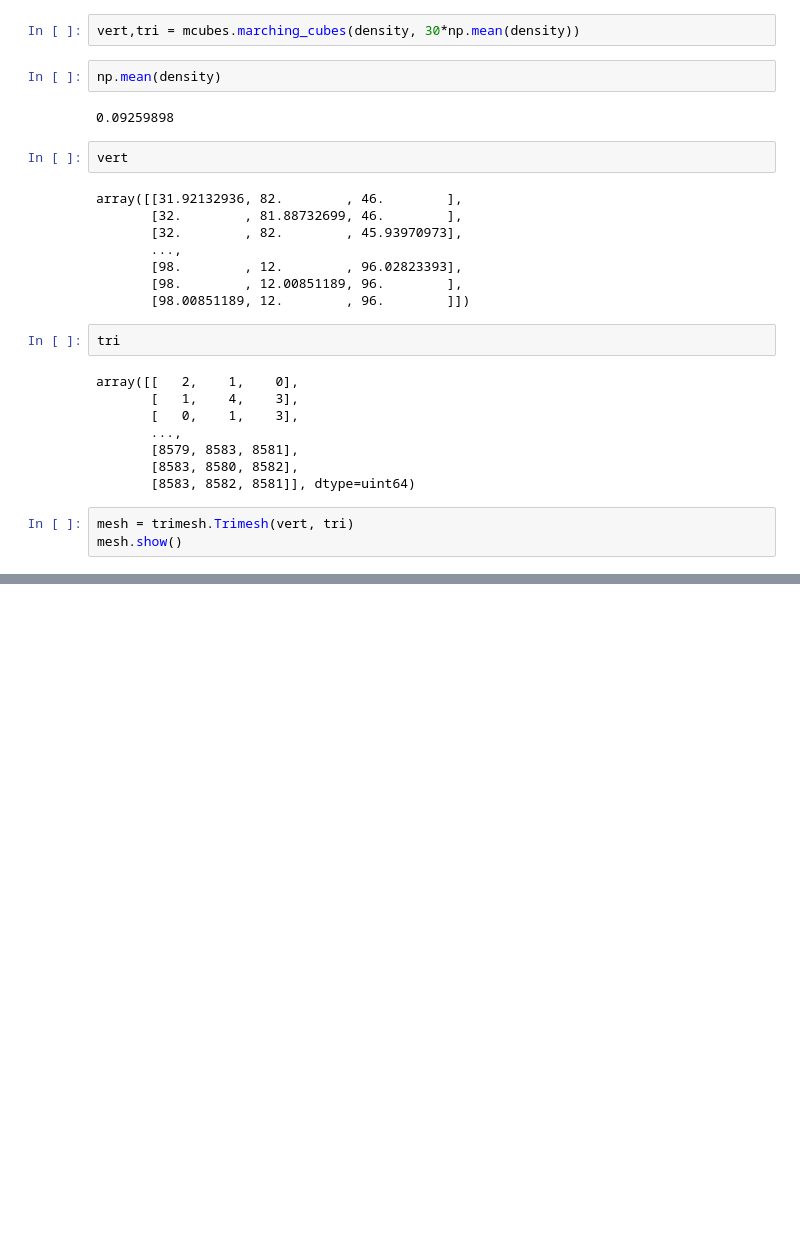
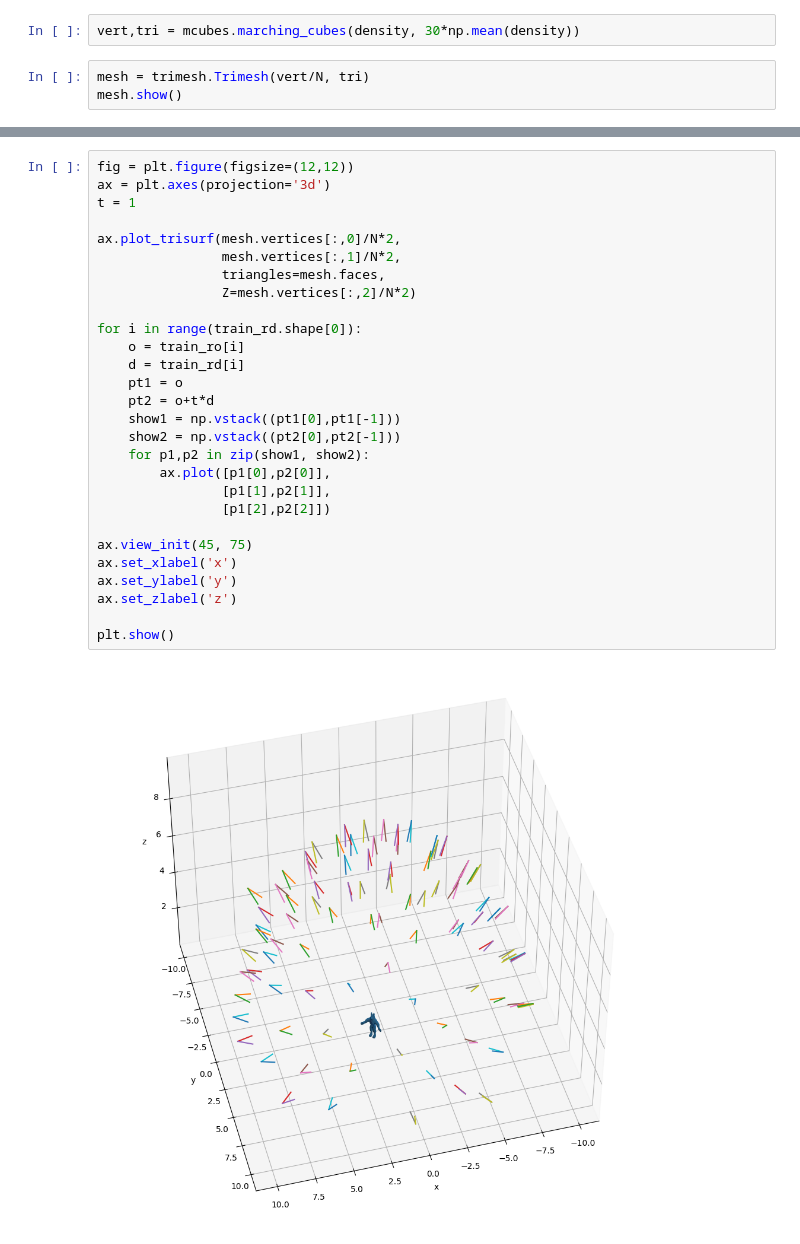
Before and after one commit to zcemycl/mlreading-hub, a Jupyter notebook: notes/cv/nerf/part5-reconstruction.ipynb, the cells around one changed output, grey strips where cells are left out. Drawn from its saved outputs; the diff is of its cells as text; blank space fills up the shorter version.

Commit message:
add visualisation

```diff
--- a/notes/cv/nerf/part5-reconstruction.ipynb
+++ b/notes/cv/nerf/part5-reconstruction.ipynb
@@ -318,32 +318,38 @@ with torch.no_grad():
 density = density.cpu().numpy().reshape(N,N,N)
 # %%
 vert,tri = mcubes.marching_cubes(density, 30*np.mean(density))
-# %%
-np.mean(density)
-# %% [output]
-0.09259898
-# %%
-vert
-# %% [output]
-array([[31.92132936, 82.        , 46.        ],
-       [32.        , 81.88732699, 46.        ],
-       [32.        , 82.        , 45.93970973],
-       ...,
-       [98.        , 12.        , 96.02823393],
-       [98.        , 12.00851189, 96.        ],
-       [98.00851189, 12.        , 96.        ]])
-# %%
-tri
-# %% [output]
-array([[   2,    1,    0],
-       [   1,    4,    3],
-       [   0,    1,    3],
-       ...,
-       [8579, 8583, 8581],
-       [8583, 8580, 8582],
-       [8583, 8582, 8581]], dtype=uint64)
 # %%
-mesh = trimesh.Trimesh(vert, tri)
+mesh = trimesh.Trimesh(vert/N, tri)
 mesh.show()
 # %% [output]
 [interactive output not drawn]
+# %%
+fig = plt.figure(figsize=(12,12))
+ax = plt.axes(projection='3d')
+t = 1
+
+ax.plot_trisurf(mesh.vertices[:,0]/N*2,
+                mesh.vertices[:,1]/N*2,
+                triangles=mesh.faces,
+                Z=mesh.vertices[:,2]/N*2)
+
+for i in range(train_rd.shape[0]):
+    o = train_ro[i]
+    d = train_rd[i]
+    pt1 = o
+    pt2 = o+t*d
+    show1 = np.vstack((pt1[0],pt1[-1]))
+    show2 = np.vstack((pt2[0],pt2[-1]))
+    for p1,p2 in zip(show1, show2):
+        ax.plot([p1[0],p2[0]],
+                [p1[1],p2[1]],
+                [p1[2],p2[2]])
+
+ax.view_init(45, 75)
+ax.set_xlabel('x')
+ax.set_ylabel('y')
+ax.set_zlabel('z')
+
+plt.show()
+# %% [output]
+[figure, added]
```
Also changed, not shown: 2 other files.
